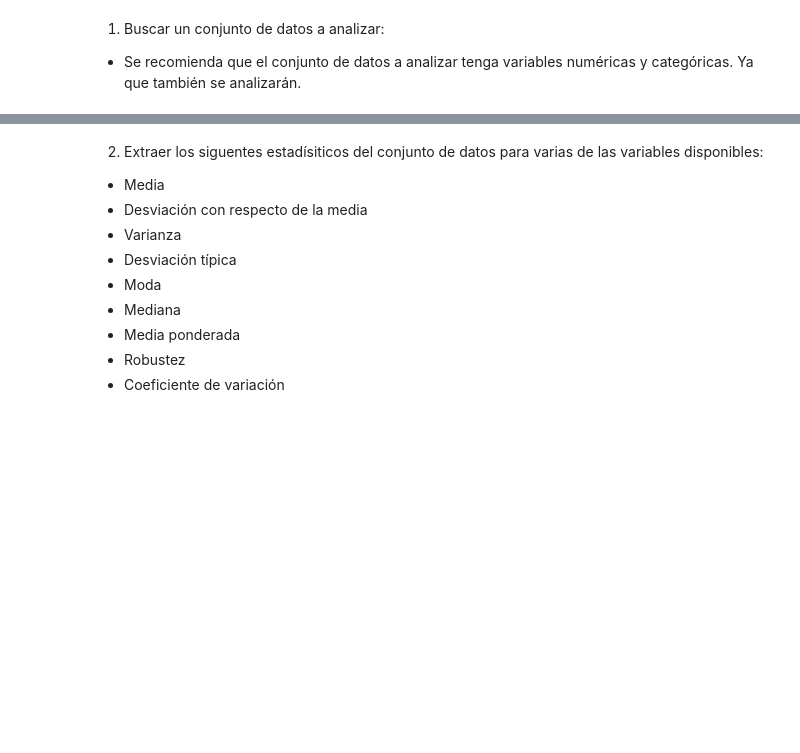
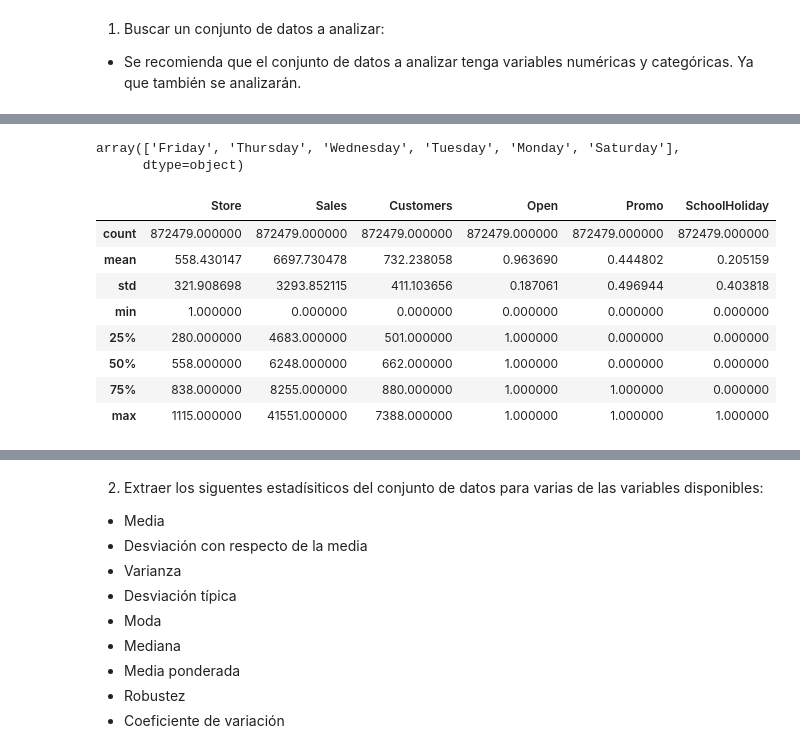
Before and after one commit to Adalab/promo-d-da-modulo2-sprint1-cassia-maitane, a Jupyter notebook: estadistica/estadistica-I-introduccion.ipynb, the cells around one changed output, grey strips where cells are left out. Saved outputs shown, nothing was run; the diff lists cells and outputs as text; code cells hidden in the pictures; blank space fills up the shorter version.

```diff
--- a/estadistica/estadistica-I-introduccion.ipynb
+++ b/estadistica/estadistica-I-introduccion.ipynb
@@ -7,0 +78,3 @@ Empezamos una nueva lección, y este es el momento de poner en práctica los con
+# %%
+df_montosat = df_train[~(df_train['DayOfWeek'] == 'Sunday')]
+df_montosat.head()
@@ -7,0 +88,17 @@ Empezamos una nueva lección, y este es el momento de poner en práctica los con
+# %%
+df_montosat['DayOfWeek'].unique()
+# %% [output]
+array(['Friday', 'Thursday', 'Wednesday', 'Tuesday', 'Monday', 'Saturday'],
+      dtype=object)
+# %%
+df_montosat.describe()
+# %% [output]
+|  | Store | Sales | Customers | Open | Promo | SchoolHoliday |
+| count | 872479.000000 | 872479.000000 | 872479.000000 | 872479.000000 | 872479.000000 | 872479.000000 |
+| mean | 558.430147 | 6697.730478 | 732.238058 | 0.963690 | 0.444802 | 0.205159 |
+| std | 321.908698 | 3293.852115 | 411.103656 | 0.187061 | 0.496944 | 0.403818 |
+| min | 1.000000 | 0.000000 | 0.000000 | 0.000000 | 0.000000 | 0.000000 |
+| 25% | 280.000000 | 4683.000000 | 501.000000 | 1.000000 | 0.000000 | 0.000000 |
+| 50% | 558.000000 | 6248.000000 | 662.000000 | 1.000000 | 0.000000 | 0.000000 |
+| 75% | 838.000000 | 8255.000000 | 880.000000 | 1.000000 | 1.000000 | 0.000000 |
+| max | 1115.000000 | 41551.000000 | 7388.000000 | 1.000000 | 1.000000 | 1.000000 |
```
Also changed, not shown: parts of 11 cells of this notebook, 5 other files.
